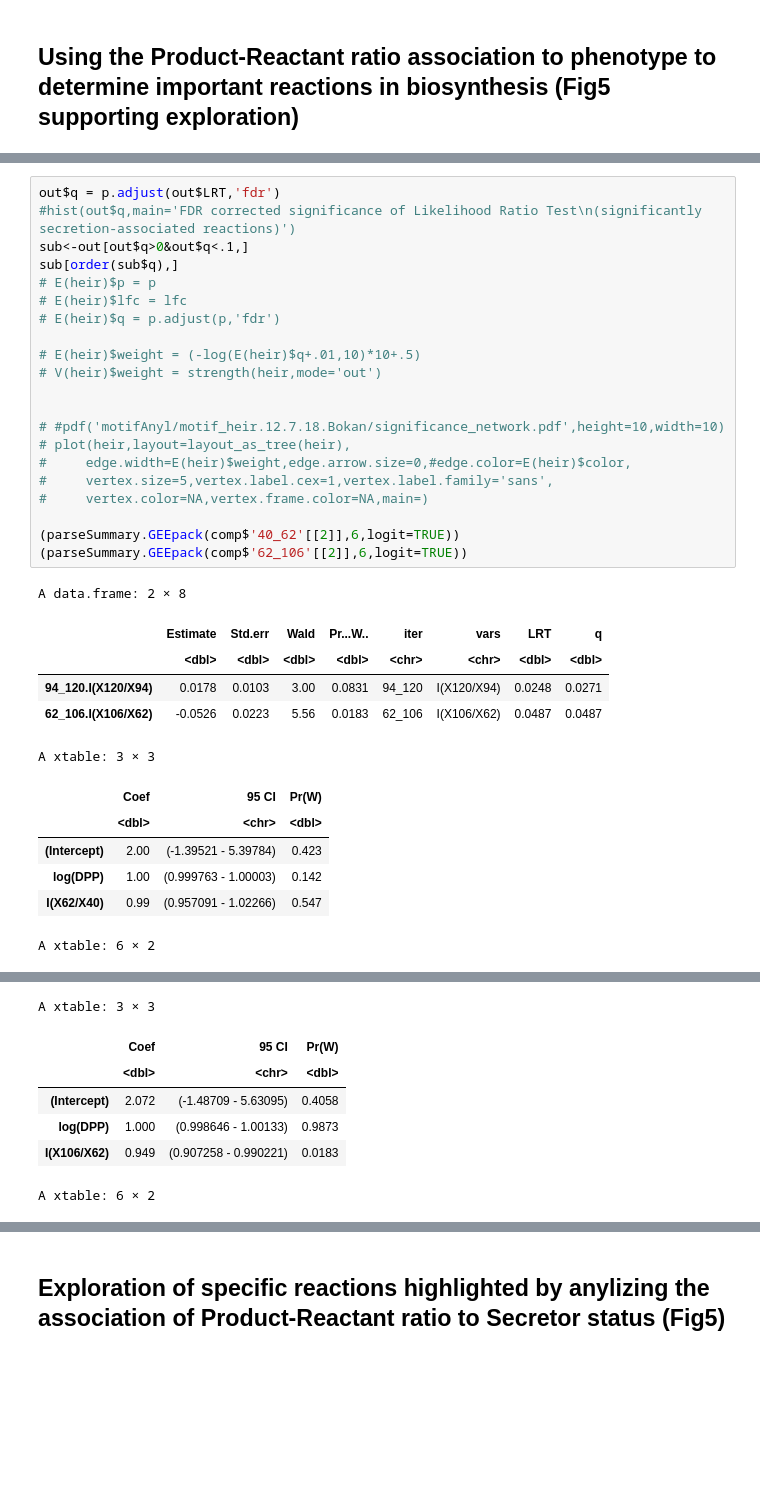
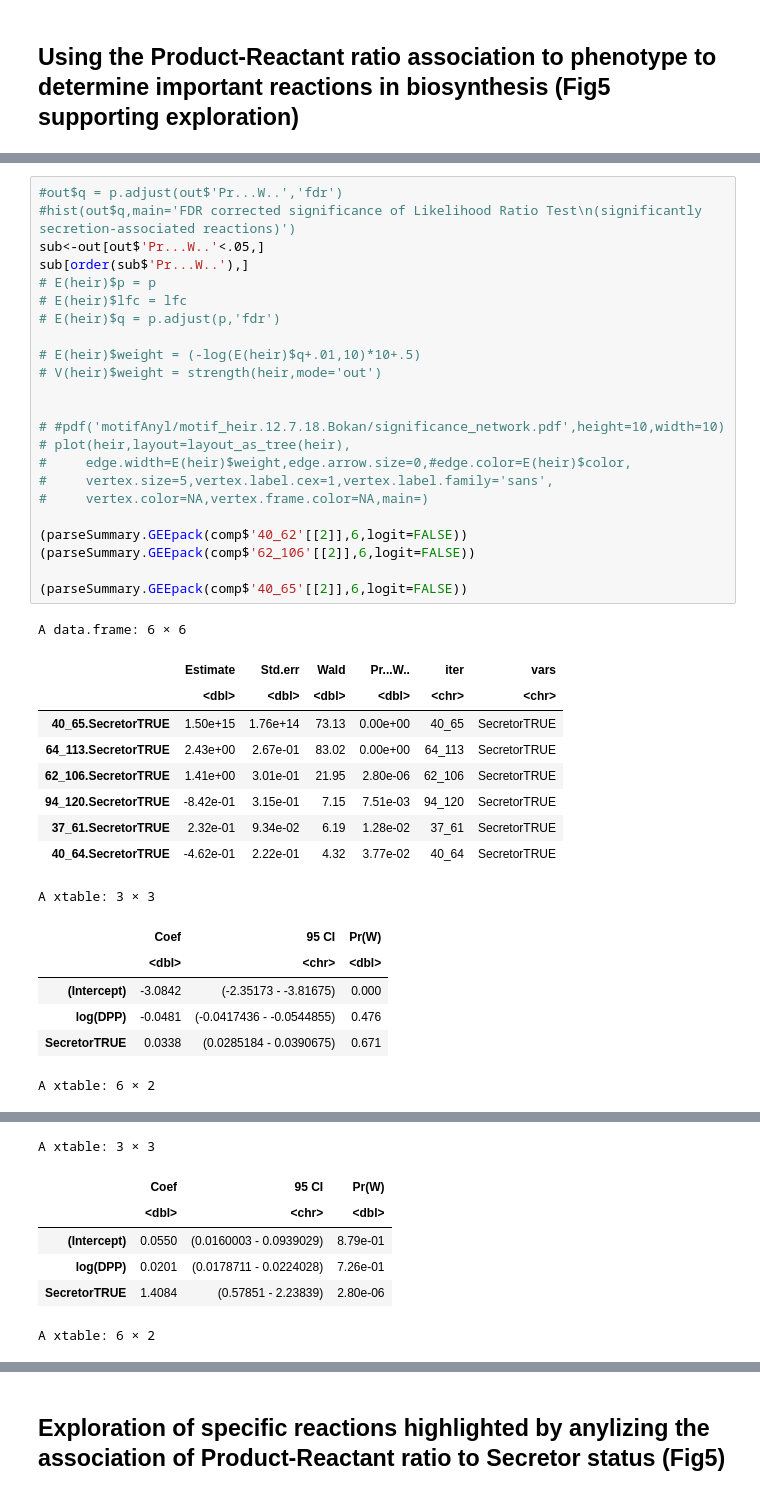
Before and after one commit to LewisLabUCSD/GlyCompare, a Jupyter notebook: example_notebook/Fig4_Fig5_hmo_stats.ipynb, the cells around one changed output, grey strips where cells are left out. Cells and saved outputs as stored; diff of their text form; blank space fills up the shorter version.

```diff
--- a/example_notebook/Fig4_Fig5_hmo_stats.ipynb
+++ b/example_notebook/Fig4_Fig5_hmo_stats.ipynb
@@ -528,36 +610,42 @@ Warning message:
 # %%
-out$q = p.adjust(out$LRT,'fdr')
+#out$q = p.adjust(out$'Pr...W..','fdr')
 #hist(out$q,main='FDR corrected significance of Likelihood Ratio Test\n(significantly secretion-associated reactions)')
-sub<-out[out$q>0&out$q<.1,]
-sub[order(sub$q),]
+sub<-out[out$'Pr...W..'<.05,]
+sub[order(sub$'Pr...W..'),]
 # E(heir)$p = p
 # E(heir)$lfc = lfc
 # E(heir)$q = p.adjust(p,'fdr')
 
 # E(heir)$weight = (-log(E(heir)$q+.01,10)*10+.5)
 # V(heir)$weight = strength(heir,mode='out')
 
 
 # #pdf('motifAnyl/motif_heir.12.7.18.Bokan/significance_network.pdf',height=10,width=10)
 # plot(heir,layout=layout_as_tree(heir),
 #     edge.width=E(heir)$weight,edge.arrow.size=0,#edge.color=E(heir)$color,
 #     vertex.size=5,vertex.label.cex=1,vertex.label.family='sans',
 #     vertex.color=NA,vertex.frame.color=NA,main=)
 
-(parseSummary.GEEpack(comp$'40_62'[[2]],6,logit=TRUE))
-(parseSummary.GEEpack(comp$'62_106'[[2]],6,logit=TRUE))
+(parseSummary.GEEpack(comp$'40_62'[[2]],6,logit=FALSE))
+(parseSummary.GEEpack(comp$'62_106'[[2]],6,logit=FALSE))
+
+(parseSummary.GEEpack(comp$'40_65'[[2]],6,logit=FALSE))
 # %% [output]
-A data.frame: 2 × 8
+A data.frame: 6 × 6
-|  | Estimate | Std.err | Wald | Pr...W.. | iter | vars | LRT | q |
-|  | <dbl> | <dbl> | <dbl> | <dbl> | <chr> | <chr> | <dbl> | <dbl> |
-| 94_120.I(X120/X94) | 0.0178 | 0.0103 | 3.00 | 0.0831 | 94_120 | I(X120/X94) | 0.0248 | 0.0271 |
-| 62_106.I(X106/X62) | -0.0526 | 0.0223 | 5.56 | 0.0183 | 62_106 | I(X106/X62) | 0.0487 | 0.0487 |
+|  | Estimate | Std.err | Wald | Pr...W.. | iter | vars |
+|  | <dbl> | <dbl> | <dbl> | <dbl> | <chr> | <chr> |
+| 40_65.SecretorTRUE | 1.50e+15 | 1.76e+14 | 73.13 | 0.00e+00 | 40_65 | SecretorTRUE |
+| 64_113.SecretorTRUE | 2.43e+00 | 2.67e-01 | 83.02 | 0.00e+00 | 64_113 | SecretorTRUE |
+| 62_106.SecretorTRUE | 1.41e+00 | 3.01e-01 | 21.95 | 2.80e-06 | 62_106 | SecretorTRUE |
+| 94_120.SecretorTRUE | -8.42e-01 | 3.15e-01 | 7.15 | 7.51e-03 | 94_120 | SecretorTRUE |
+| 37_61.SecretorTRUE | 2.32e-01 | 9.34e-02 | 6.19 | 1.28e-02 | 37_61 | SecretorTRUE |
+| 40_64.SecretorTRUE | -4.62e-01 | 2.22e-01 | 4.32 | 3.77e-02 | 40_64 | SecretorTRUE |
 A xtable: 3 × 3
 |  | Coef | 95 CI | Pr(W) |
 |  | <dbl> | <chr> | <dbl> |
-| (Intercept) | 2.00 | (-1.39521 - 5.39784) | 0.423 |
-| log(DPP) | 1.00 | (0.999763 - 1.00003) | 0.142 |
-| I(X62/X40) | 0.99 | (0.957091 - 1.02266) | 0.547 |
+| (Intercept) | -3.0842 | (-2.35173 - -3.81675) | 0.000 |
+| log(DPP) | -0.0481 | (-0.0417436 - -0.0544855) | 0.476 |
+| SecretorTRUE | 0.0338 | (0.0285184 - 0.0390675) | 0.671 |
 A xtable: 6 × 2
 | stat | value |
 | <fct> | <dbl> |
@@ -570,9 +658,9 @@ A xtable: 6 × 2
 A xtable: 3 × 3
 |  | Coef | 95 CI | Pr(W) |
 |  | <dbl> | <chr> | <dbl> |
-| (Intercept) | 2.072 | (-1.48709 - 5.63095) | 0.4058 |
-| log(DPP) | 1.000 | (0.998646 - 1.00133) | 0.9873 |
-| I(X106/X62) | 0.949 | (0.907258 - 0.990221) | 0.0183 |
+| (Intercept) | 0.0550 | (0.0160003 - 0.0939029) | 8.79e-01 |
+| log(DPP) | 0.0201 | (0.0178711 - 0.0224028) | 7.26e-01 |
+| SecretorTRUE | 1.4084 | (0.57851 - 2.23839) | 2.80e-06 |
 A xtable: 6 × 2
 | stat | value |
 | <fct> | <dbl> |
```
Also changed, not shown: parts of 5 cells of this notebook.
